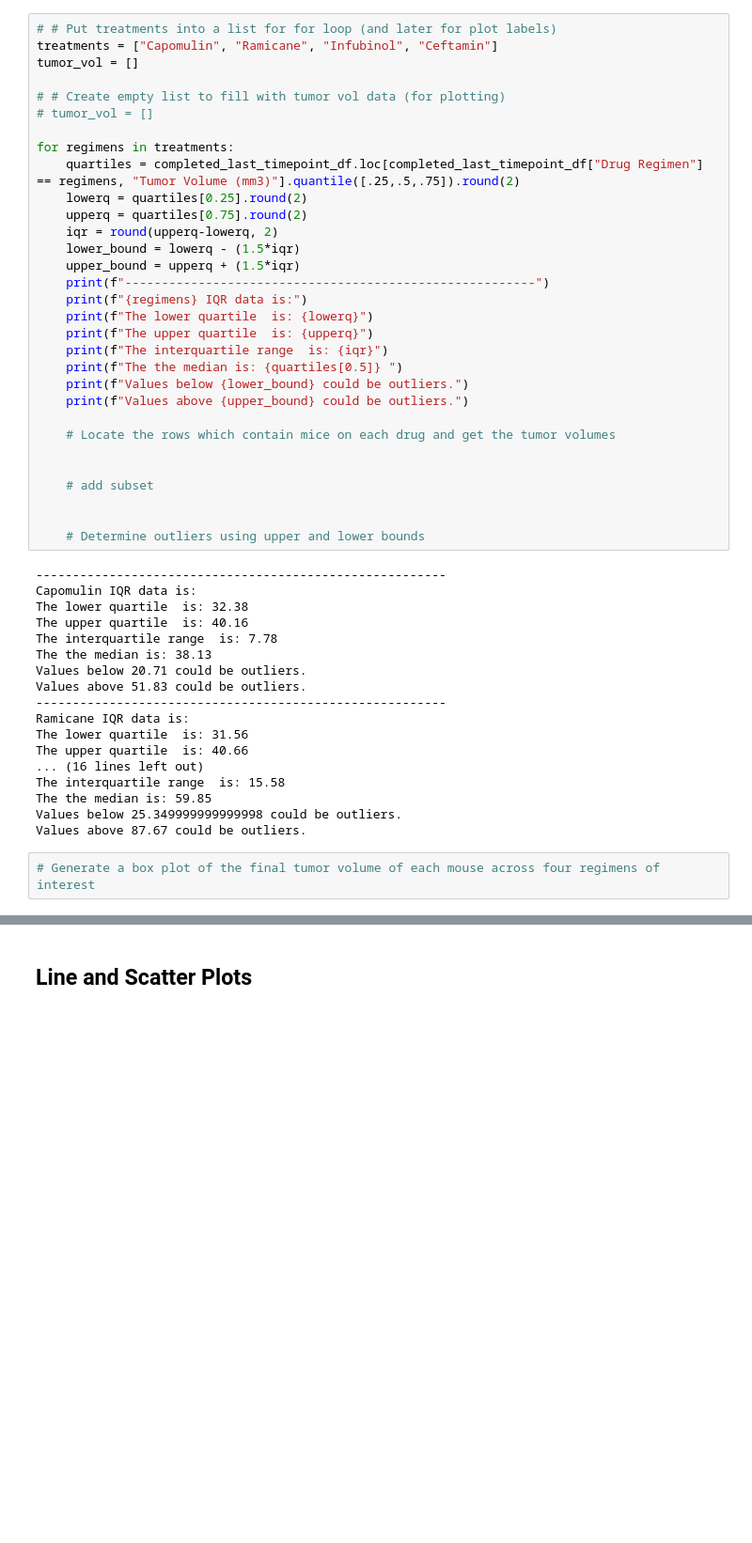
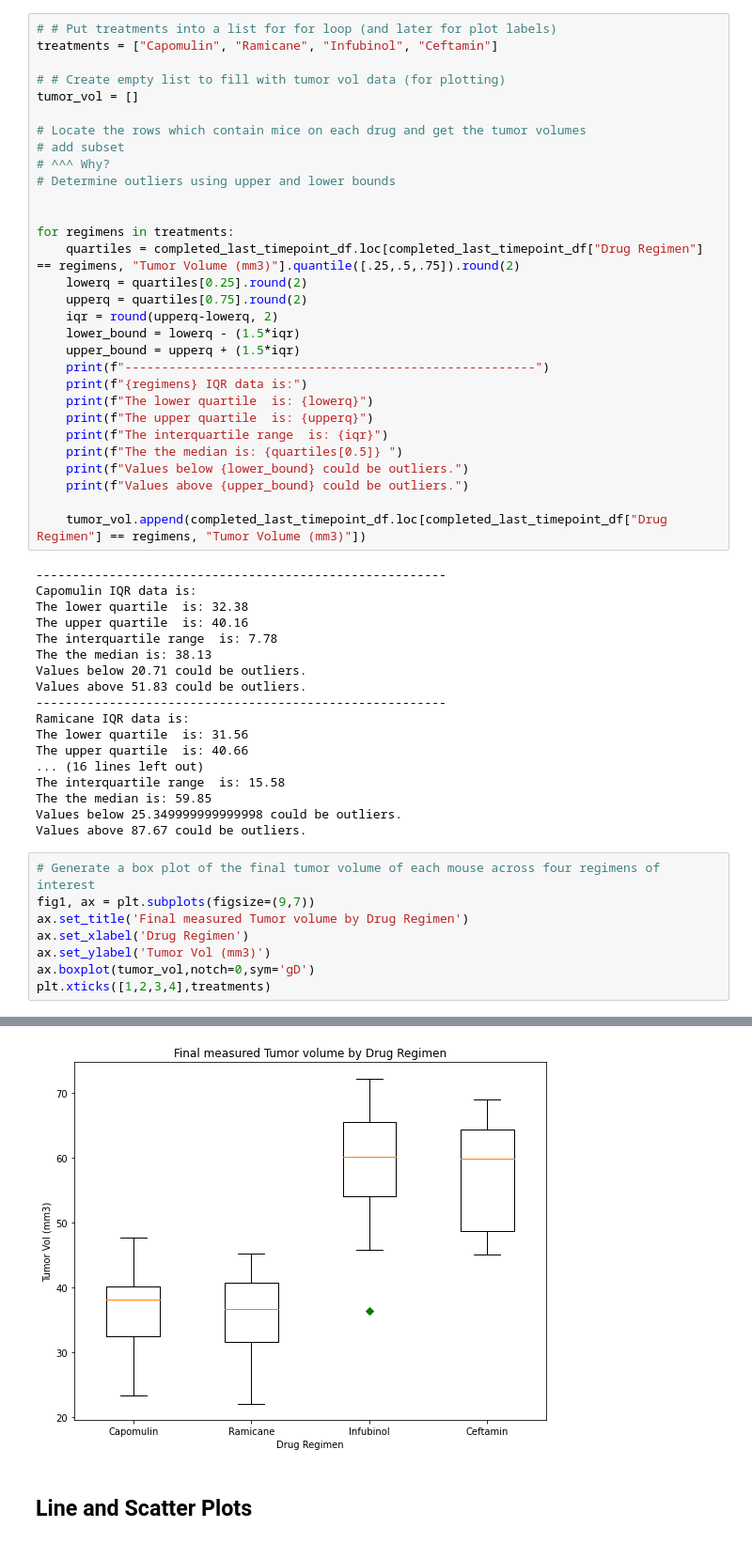
Before and after one commit to eliot1335/Pymaceuticals--Matplotlib-Visualization, a Jupyter notebook: Pymaceuticals/pymaceuticals.ipynb, the cells around one changed output, grey strips where cells are left out. Shown at 94% size. Saved outputs shown, nothing was run; the diff lists cells and outputs as text; blank space fills up the shorter version.

Commit message:
box plot done

```diff
--- a/Pymaceuticals/pymaceuticals.ipynb
+++ b/Pymaceuticals/pymaceuticals.ipynb
@@ -211,10 +209,15 @@ completed_last_timepoint_df
 # %%
 # # Put treatments into a list for for loop (and later for plot labels)
 treatments = ["Capomulin", "Ramicane", "Infubinol", "Ceftamin"]
+
+# # Create empty list to fill with tumor vol data (for plotting)
 tumor_vol = []
 
-# # Create empty list to fill with tumor vol data (for plotting)
-# tumor_vol = []
+# Locate the rows which contain mice on each drug and get the tumor volumes
+# add subset
+# ^^^ Why?
+# Determine outliers using upper and lower bounds
+
 
 for regimens in treatments:
     quartiles = completed_last_timepoint_df.loc[completed_last_timepoint_df["Drug Regimen"] == regimens, "Tumor Volume (mm3)"].quantile([.25,.5,.75]).round(2)
@@ -232,13 +235,7 @@ for regimens in treatments:
     print(f"Values below {lower_bound} could be outliers.")
     print(f"Values above {upper_bound} could be outliers.")
 
-    # Locate the rows which contain mice on each drug and get the tumor volumes
-
-
-    # add subset
-
-
-    # Determine outliers using upper and lower bounds
+    tumor_vol.append(completed_last_timepoint_df.loc[completed_last_timepoint_df["Drug Regimen"] == regimens, "Tumor Volume (mm3)"])
 # %% [output]
 --------------------------------------------------------
 Capomulin IQR data is:
@@ -259,3 +256,10 @@ Values below 25.349999999999998 could be outliers.
 Values above 87.67 could be outliers.
 # %%
 # Generate a box plot of the final tumor volume of each mouse across four regimens of interest
+fig1, ax = plt.subplots(figsize=(9,7))
+ax.set_title('Final measured Tumor volume by Drug Regimen')
+ax.set_xlabel('Drug Regimen')
+ax.set_ylabel('Tumor Vol (mm3)')
+ax.boxplot(tumor_vol,notch=0,sym='gD')
+plt.xticks([1,2,3,4],treatments)
+# %% [output]
@@ -262,3 +274,4 @@ Values above 87.67 could be outliers.
+[figure, added]
 # %% [markdown]
 ## Line and Scatter Plots
 # %%
```
Also changed, not shown: parts of 2 cells of this notebook.
